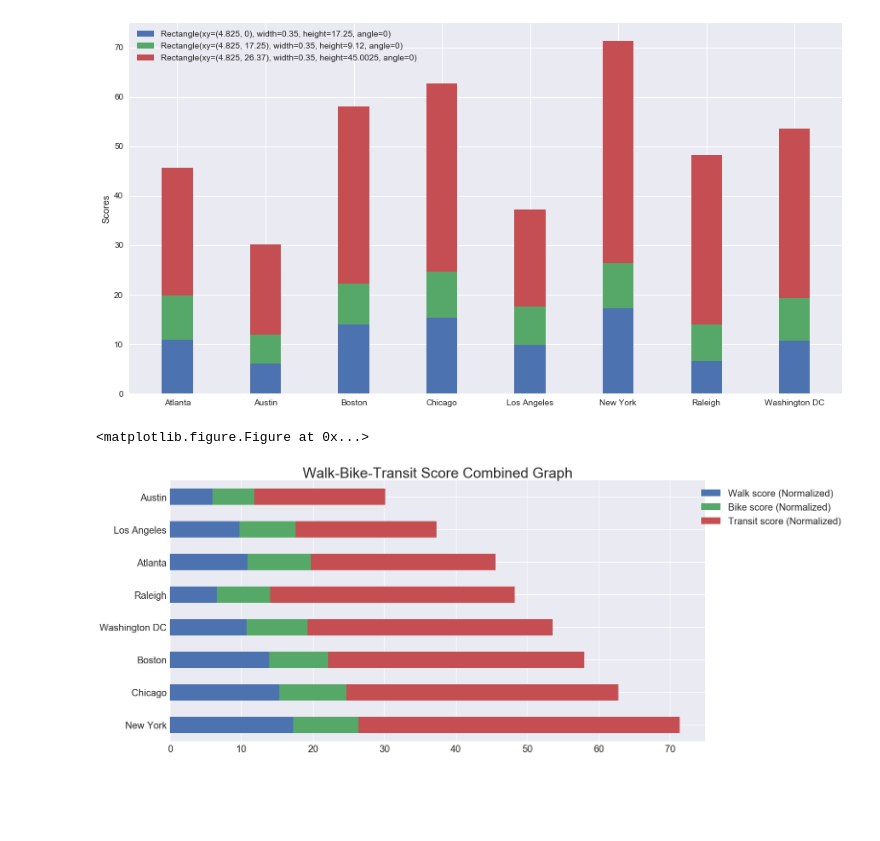
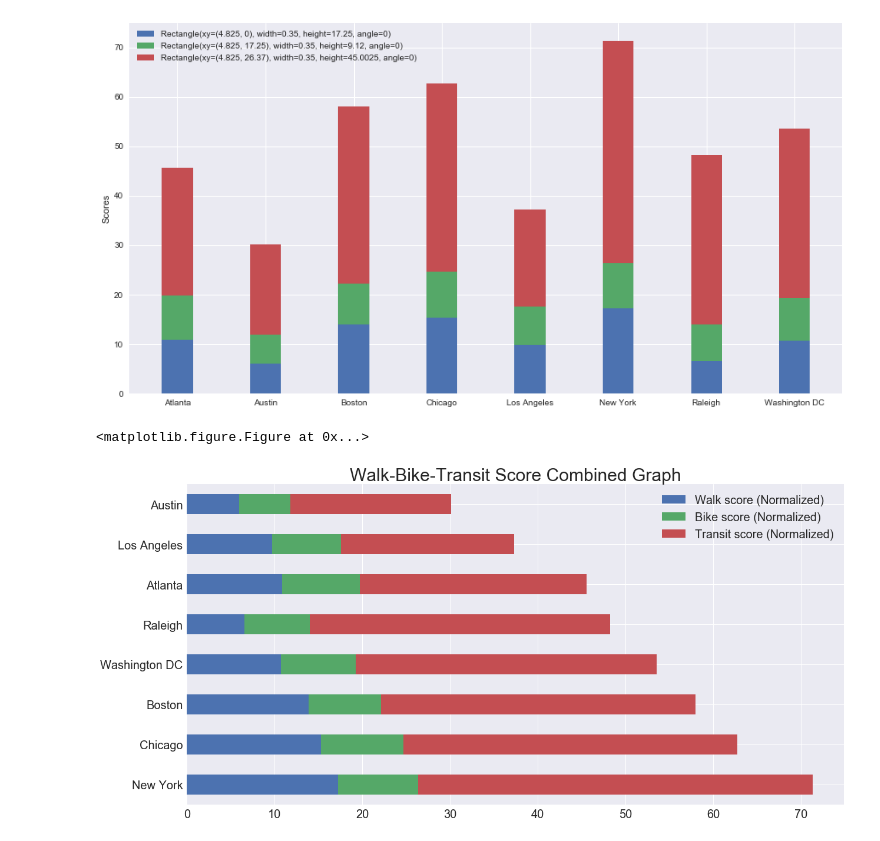
Before and after one commit to indranik/BC_Project1, a Jupyter notebook: Transportation Data - Helen/Walkscore Dataframe - Helen.ipynb, the cells around one changed output. Drawn from its saved outputs; the diff is of its cells as text; code cells hidden in the pictures; blank space fills up the shorter version.

```diff
--- a/Transportation Data - Helen/Walkscore Dataframe - Helen.ipynb
+++ b/Transportation Data - Helen/Walkscore Dataframe - Helen.ipynb
@@ -226,17 +226,17 @@ plt.show()
 # %%
 plt.figure(figsize=(12,6))
 plot_group_score  =amazon_city_group_mean.loc[:,['Amazon City','Walk score (Normalized)','Bike score (Normalized)','Transit score (Normalized)']]
 plot_group_score = plot_group_score.set_index('Amazon City')
 plot_group_score.plot.barh(use_index = True,stacked=True,figsize=(20,10),fontsize = 20)
-plt.legend(title = '', fontsize=20,bbox_to_anchor=(1.27, 1), ncol=1)
+plt.legend(title = '', fontsize=20)
 
 plt.title("Walk-Bike-Transit Score Combined Graph",fontsize = 30 )
 
 plt.xlabel("")
 plt.ylabel("")
 plt.savefig('Walk-Bike-Transit Score by City.png', format='png')
 
 plt.show()
 # %% [output]
 <matplotlib.figure.Figure at 0x...>
-[figure, old version]
+[figure, new version]
```
Also changed, not shown: 4 other files.
